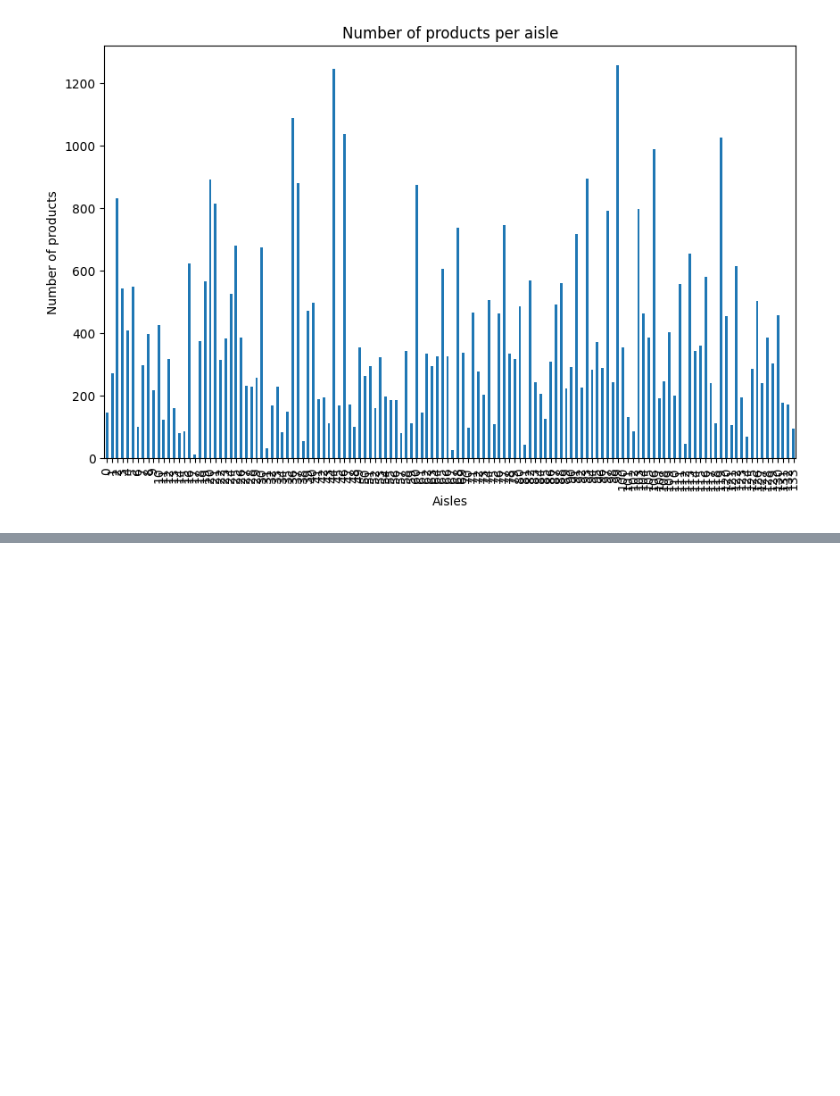
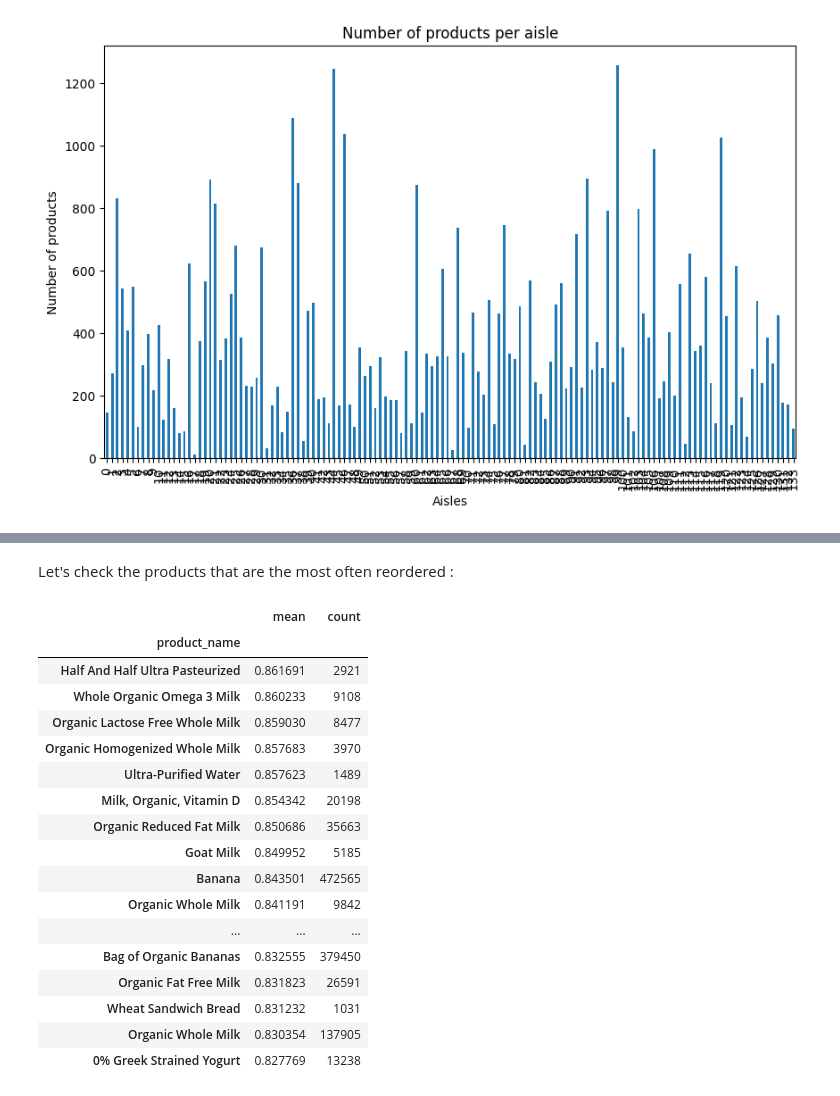
Before and after one commit to Boudjidj-Bilal/Retail-Data-Insights, a Jupyter notebook: notebooks/EDA_instacart.ipynb, the cells around one changed output, grey strips where cells are left out. Cells and saved outputs as stored; diff of their text form; code cells hidden in the pictures; blank space fills up the shorter version.

```diff
--- a/notebooks/EDA_instacart.ipynb
+++ b/notebooks/EDA_instacart.ipynb
@@ -278,0 +365,28 @@ plt.show()
+# %% [markdown]
+Let's check the products that are the most often reordered :
+# %%
+products_reordered=order_products_prior.merge(products, on='product_id')
+# %%
+reorder_by_product=products_reordered.groupby('product_name')['reordered'].agg(['mean','count'])
+reorder_by_product = reorder_by_product[reorder_by_product['count'] > 1000] # more than 1000 orders
+top_reordered=reorder_by_product.sort_values(by='mean', ascending=False)
+top_reordered.head(20)
+# %% [output]
+|  | mean | count |
+| product_name |  |  |
+| Half And Half Ultra Pasteurized | 0.861691 | 2921 |
+| Whole Organic Omega 3 Milk | 0.860233 | 9108 |
+| Organic Lactose Free Whole Milk | 0.859030 | 8477 |
+| Organic Homogenized Whole Milk | 0.857683 | 3970 |
+| Ultra-Purified Water | 0.857623 | 1489 |
+| Milk, Organic, Vitamin D | 0.854342 | 20198 |
+| Organic Reduced Fat Milk | 0.850686 | 35663 |
+| Goat Milk | 0.849952 | 5185 |
+| Banana | 0.843501 | 472565 |
+| Organic Whole Milk | 0.841191 | 9842 |
+| ... | ... | ... |
+| Bag of Organic Bananas | 0.832555 | 379450 |
+| Organic Fat Free Milk | 0.831823 | 26591 |
+| Wheat Sandwich Bread | 0.831232 | 1031 |
+| Organic Whole Milk | 0.830354 | 137905 |
+| 0% Greek Strained Yogurt | 0.827769 | 13238 |
```
Also changed, not shown: parts of 10 cells of this notebook.
